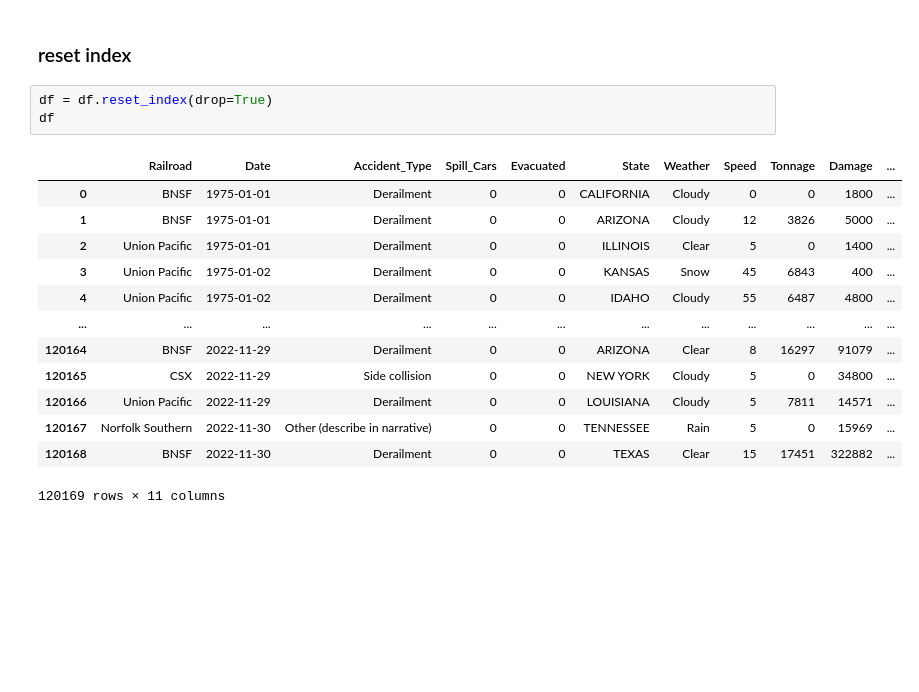
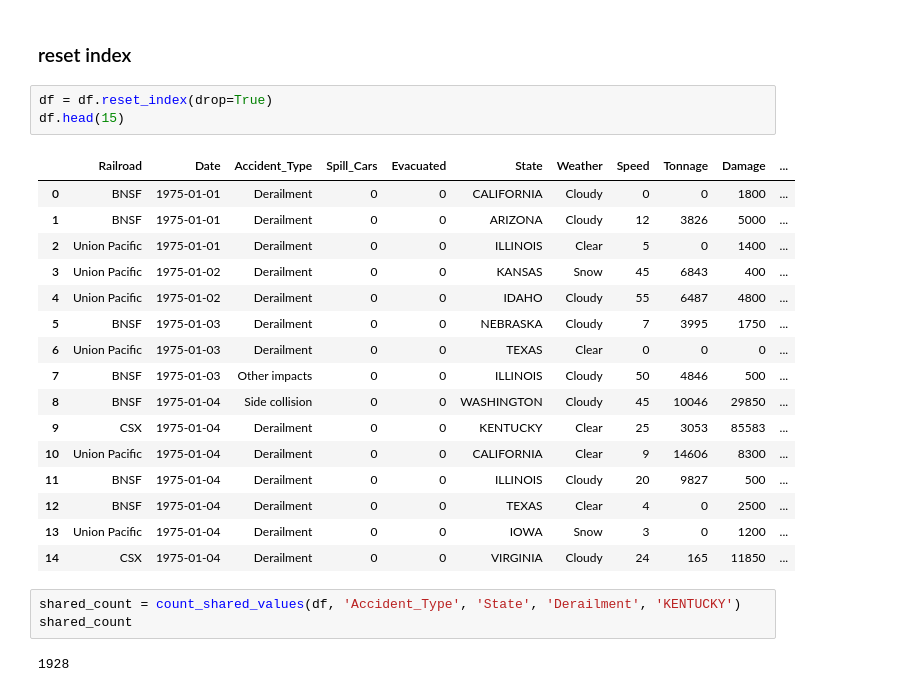
Before and after one commit to Charles-McNay/Rail_Incident_Analysis, a Jupyter notebook: fra_data.ipynb, the cells around one changed output. Cells and saved outputs as stored; diff of their text form; blank space fills up the shorter version.

```diff
--- a/fra_data.ipynb
+++ b/fra_data.ipynb
@@ -226,18 +232,26 @@ df.sort_values(by=['Date'], inplace=True)
 ### reset index
 # %%
 df = df.reset_index(drop=True)
-df
+df.head(15)
 # %% [output]
 |  | Railroad | Date | Accident_Type | Spill_Cars | Evacuated | State | Weather | Speed | Tonnage | Damage | ... |
 | 0 | BNSF | 1975-01-01 | Derailment | 0 | 0 | CALIFORNIA | Cloudy | 0 | 0 | 1800 | ... |
 | 1 | BNSF | 1975-01-01 | Derailment | 0 | 0 | ARIZONA | Cloudy | 12 | 3826 | 5000 | ... |
 | 2 | Union Pacific | 1975-01-01 | Derailment | 0 | 0 | ILLINOIS | Clear | 5 | 0 | 1400 | ... |
 | 3 | Union Pacific | 1975-01-02 | Derailment | 0 | 0 | KANSAS | Snow | 45 | 6843 | 400 | ... |
 | 4 | Union Pacific | 1975-01-02 | Derailment | 0 | 0 | IDAHO | Cloudy | 55 | 6487 | 4800 | ... |
-| ... | ... | ... | ... | ... | ... | ... | ... | ... | ... | ... | ... |
-| 120164 | BNSF | 2022-11-29 | Derailment | 0 | 0 | ARIZONA | Clear | 8 | 16297 | 91079 | ... |
-| 120165 | CSX | 2022-11-29 | Side collision | 0 | 0 | NEW YORK | Cloudy | 5 | 0 | 34800 | ... |
-| 120166 | Union Pacific | 2022-11-29 | Derailment | 0 | 0 | LOUISIANA | Cloudy | 5 | 7811 | 14571 | ... |
-| 120167 | Norfolk Southern | 2022-11-30 | Other (describe in narrative) | 0 | 0 | TENNESSEE | Rain | 5 | 0 | 15969 | ... |
-| 120168 | BNSF | 2022-11-30 | Derailment | 0 | 0 | TEXAS | Clear | 15 | 17451 | 322882 | ... |
+| 5 | BNSF | 1975-01-03 | Derailment | 0 | 0 | NEBRASKA | Cloudy | 7 | 3995 | 1750 | ... |
+| 6 | Union Pacific | 1975-01-03 | Derailment | 0 | 0 | TEXAS | Clear | 0 | 0 | 0 | ... |
+| 7 | BNSF | 1975-01-03 | Other impacts | 0 | 0 | ILLINOIS | Cloudy | 50 | 4846 | 500 | ... |
+| 8 | BNSF | 1975-01-04 | Side collision | 0 | 0 | WASHINGTON | Cloudy | 45 | 10046 | 29850 | ... |
+| 9 | CSX | 1975-01-04 | Derailment | 0 | 0 | KENTUCKY | Clear | 25 | 3053 | 85583 | ... |
+| 10 | Union Pacific | 1975-01-04 | Derailment | 0 | 0 | CALIFORNIA | Clear | 9 | 14606 | 8300 | ... |
+| 11 | BNSF | 1975-01-04 | Derailment | 0 | 0 | ILLINOIS | Cloudy | 20 | 9827 | 500 | ... |
+| 12 | BNSF | 1975-01-04 | Derailment | 0 | 0 | TEXAS | Clear | 4 | 0 | 2500 | ... |
+| 13 | Union Pacific | 1975-01-04 | Derailment | 0 | 0 | IOWA | Snow | 3 | 0 | 1200 | ... |
+| 14 | CSX | 1975-01-04 | Derailment | 0 | 0 | VIRGINIA | Cloudy | 24 | 165 | 11850 | ... |
-120169 rows × 11 columns
+# %%
+shared_count = count_shared_values(df, 'Accident_Type', 'State', 'Derailment', 'KENTUCKY')
+shared_count
+# %% [output]
+1928
```
Also changed, not shown: parts of 2 cells of this notebook, 1 other file.
